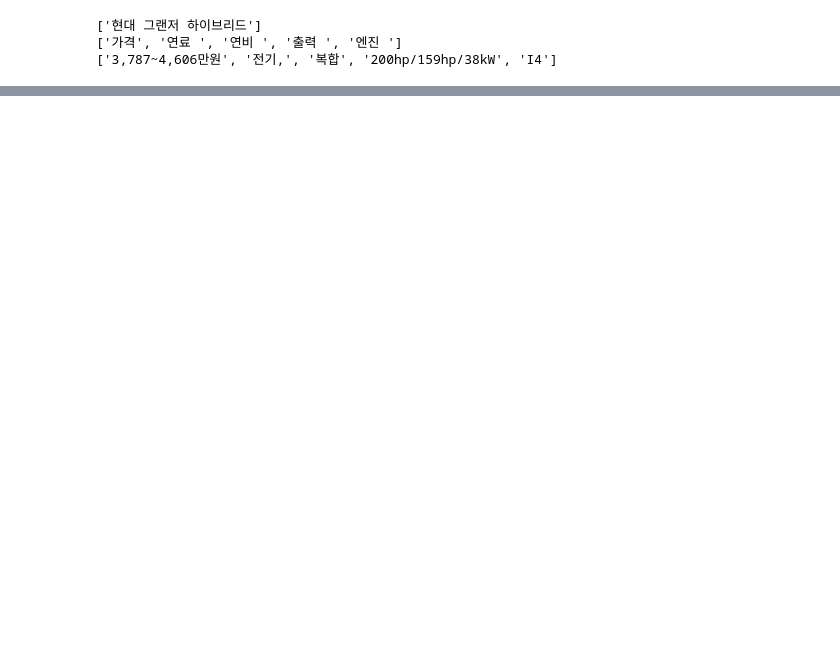
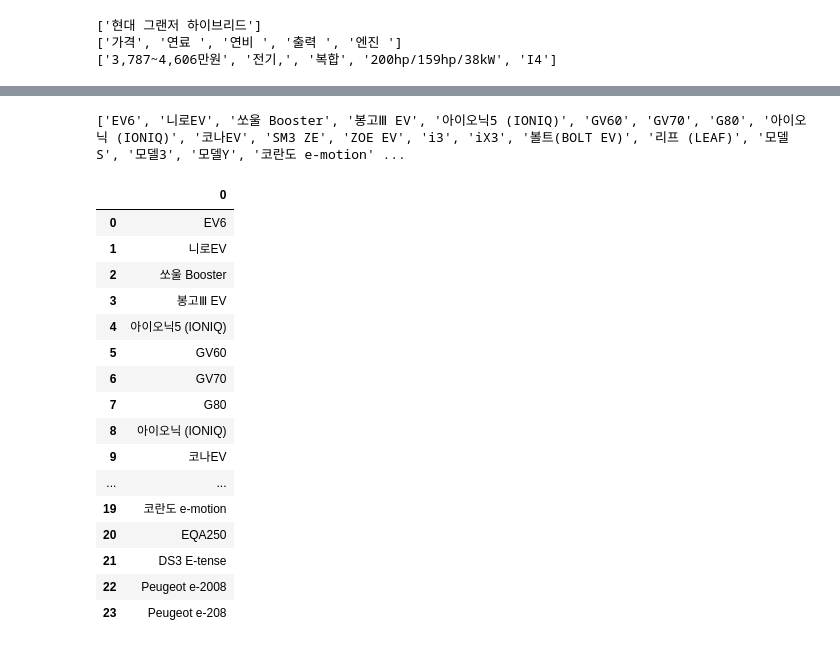
Before and after one commit to JIDONGJU/StudyPython22, a Jupyter notebook: 220614~/11day~/전기차_크롤링.ipynb, the cells around one changed output, grey strips where cells are left out. Saved outputs shown, nothing was run; the diff lists cells and outputs as text; code cells hidden in the pictures; blank space fills up the shorter version.

```diff
--- a/220614~/11day~/전기차_크롤링.ipynb
+++ b/220614~/11day~/전기차_크롤링.ipynb
@@ -111,0 +171,32 @@ time.sleep(2)
+# %%
+# 전기차 이름 가져오기
+names = []
+
+for i in range(0, 24, 1):
+    name = soup.select('div.car_list_txt > h6')
+    names.append(name[i].text)
+
+print(names)
+# %% [output]
+['EV6', '니로EV', '쏘울 Booster', '봉고Ⅲ EV', '아이오닉5 (IONIQ)', 'GV60', 'GV70', 'G80', '아이오닉 (IONIQ)', '코나EV', 'SM3 ZE', 'ZOE EV', 'i3', 'iX3', '볼트(BOLT EV)', '리프 (LEAF)', '모델S', '모델3', '모델Y', '코란도 e-motion' ...
+# %%
+car = pd.DataFrame(names)
+car
+# %% [output]
+|  | 0 |
+| 0 | EV6 |
+| 1 | 니로EV |
+| 2 | 쏘울 Booster |
+| 3 | 봉고Ⅲ EV |
+| 4 | 아이오닉5 (IONIQ) |
+| 5 | GV60 |
+| 6 | GV70 |
+| 7 | G80 |
+| 8 | 아이오닉 (IONIQ) |
+| 9 | 코나EV |
+| ... | ... |
+| 19 | 코란도 e-motion |
+| 20 | EQA250 |
+| 21 | DS3 E-tense |
+| 22 | Peugeot e-2008 |
+| 23 | Peugeot e-208 |
```
Also changed, not shown: parts of 12 cells of this notebook, 13 other files.
